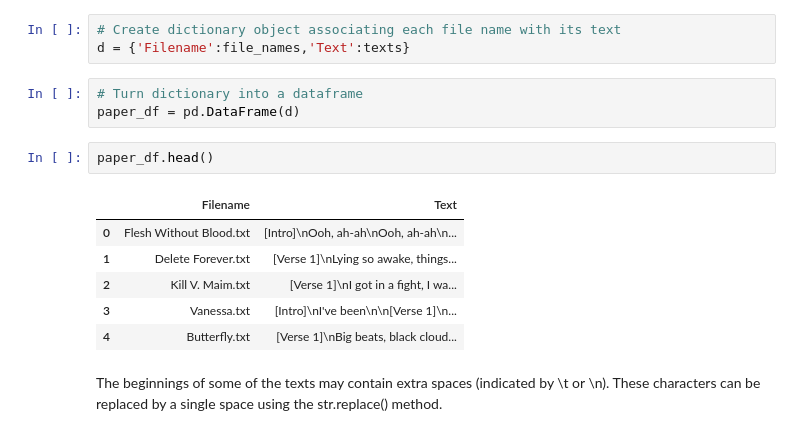
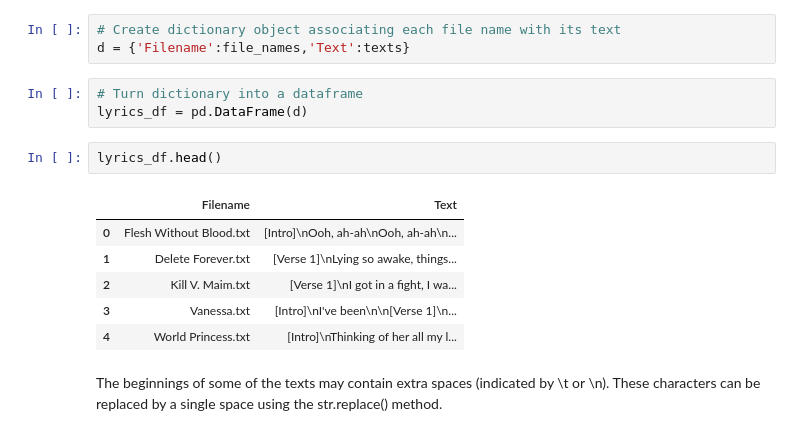
Before and after one commit to v1alina/collecting_data_assignment4, a Jupyter notebook: corpus-analysis-with-spacy.ipynb, the cells around one changed output. Saved outputs shown, nothing was run; the diff lists cells and outputs as text.

```diff
--- a/corpus-analysis-with-spacy.ipynb
+++ b/corpus-analysis-with-spacy.ipynb
@@ -138,15 +100,15 @@ for _file_name in os.listdir('Grimes'):
 d = {'Filename':file_names,'Text':texts}
 # %%
 # Turn dictionary into a dataframe
-paper_df = pd.DataFrame(d)
+lyrics_df = pd.DataFrame(d)
 # %%
-paper_df.head()
+lyrics_df.head()
 # %% [output]
 |  | Filename | Text |
 | 0 | Flesh Without Blood.txt | [Intro]\nOoh, ah-ah\nOoh, ah-ah\n... |
 | 1 | Delete Forever.txt | [Verse 1]\nLying so awake, things... |
 | 2 | Kill V. Maim.txt | [Verse 1]\nI got in a fight, I wa... |
 | 3 | Vanessa.txt | [Intro]\nI've been\n\n[Verse 1]\n... |
-| 4 | Butterfly.txt | [Verse 1]\nBig beats, black cloud... |
+| 4 | World Princess.txt | [Intro]\nThinking of her all my l... |
 # %% [markdown]
 The beginnings of some of the texts may contain extra spaces (indicated by \t or \n). These characters can be replaced by a single space using the str.replace() method.
```
Also changed, not shown: parts of 58 cells of this notebook.
